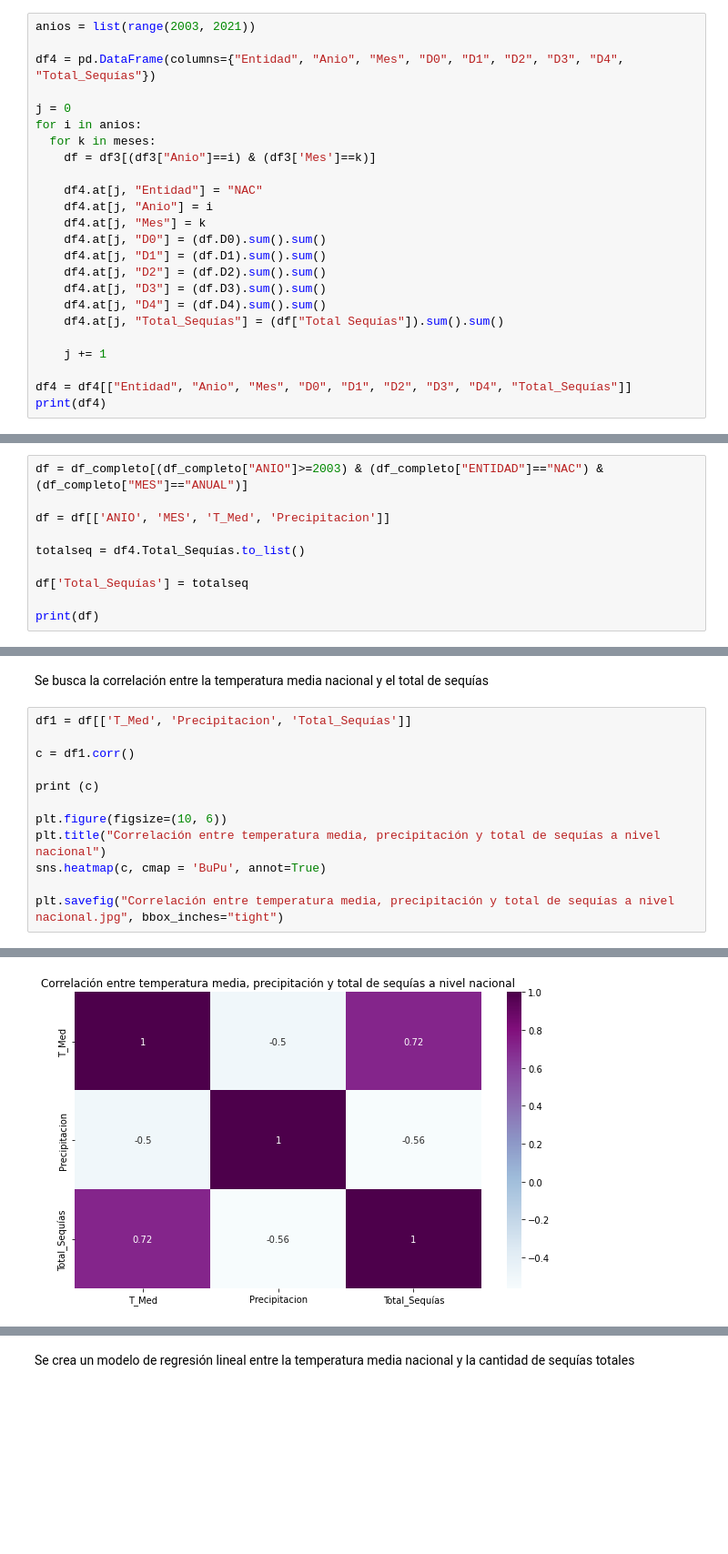
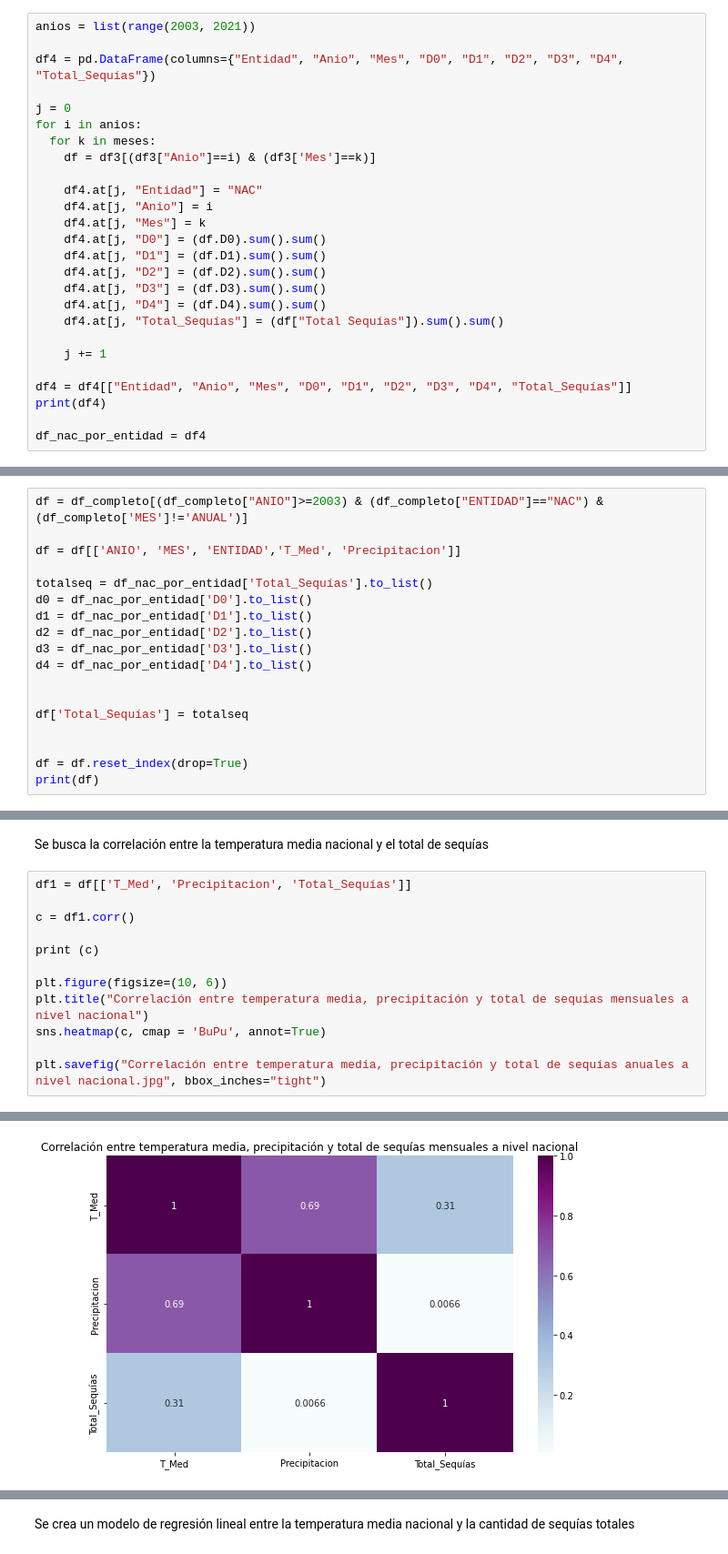
Before and after one commit to AdrianDiazGaxiola/Proyecto-Final, a Jupyter notebook: Sequías.ipynb, the cells around one changed output, grey strips where cells are left out. Shown at 91% size. Saved outputs shown, nothing was run; the diff lists cells and outputs as text; blank space fills up the shorter version.

Commit message:
Se ha modificado la función para encontrar la correlación entre temperatura media, precipitación y total de sequías.

```diff
--- a/Sequías.ipynb
+++ b/Sequías.ipynb
@@ -348,6 +336,8 @@ for i in anios:
 
 df4 = df4[["Entidad", "Anio", "Mes", "D0", "D1", "D2", "D3", "D4", "Total_Sequías"]]
 print(df4)
+
+df_nac_por_entidad = df4
 # %% [output]
     Entidad  Anio Mes    D0   D1   D2   D3  D4 Total_Sequías
 0       NAC  2003   1   648  335  149   61   4          1197
@@ -552,11 +544,19 @@ Se crea un dataframe con la temperatura media anual nacional y el total de sequ
 # %%
-df = df_completo[(df_completo["ANIO"]>=2003) & (df_completo["ENTIDAD"]=="NAC") & (df_completo["MES"]=="ANUAL")]
+df = df_completo[(df_completo["ANIO"]>=2003) & (df_completo["ENTIDAD"]=="NAC") & (df_completo['MES']!='ANUAL')]
 
-df = df[['ANIO', 'MES', 'T_Med', 'Precipitacion']]
+df = df[['ANIO', 'MES', 'ENTIDAD','T_Med', 'Precipitacion']]
 
-totalseq = df4.Total_Sequías.to_list()
+totalseq = df_nac_por_entidad['Total_Sequías'].to_list()
+d0 = df_nac_por_entidad['D0'].to_list()
+d1 = df_nac_por_entidad['D1'].to_list()
+d2 = df_nac_por_entidad['D2'].to_list()
+d3 = df_nac_por_entidad['D3'].to_list()
+d4 = df_nac_por_entidad['D4'].to_list()
+
 
 df['Total_Sequías'] = totalseq
 
+
+df = df.reset_index(drop=True)
 print(df)
 # %% [output]
@@ -589,9 +584,9 @@ c = df1.corr()
 print (c)
 
 plt.figure(figsize=(10, 6))
-plt.title("Correlación entre temperatura media, precipitación y total de sequías a nivel nacional")
+plt.title("Correlación entre temperatura media, precipitación y total de sequías mensuales a nivel nacional")
 sns.heatmap(c, cmap = 'BuPu', annot=True)
 
-plt.savefig("Correlación entre temperatura media, precipitación y total de sequías a nivel nacional.jpg", bbox_inches="tight")
+plt.savefig("Correlación entre temperatura media, precipitación y total de sequías anuales a nivel nacional.jpg", bbox_inches="tight")
 # %% [output]
                   T_Med  Precipitacion  Total_Sequías
@@ -601 +596 @@ Total_Sequías  0.717422      -0.564816       1.000000
-[figure, old version]
+[figure, new version]
```
Also changed, not shown: parts of 15 cells of this notebook.
